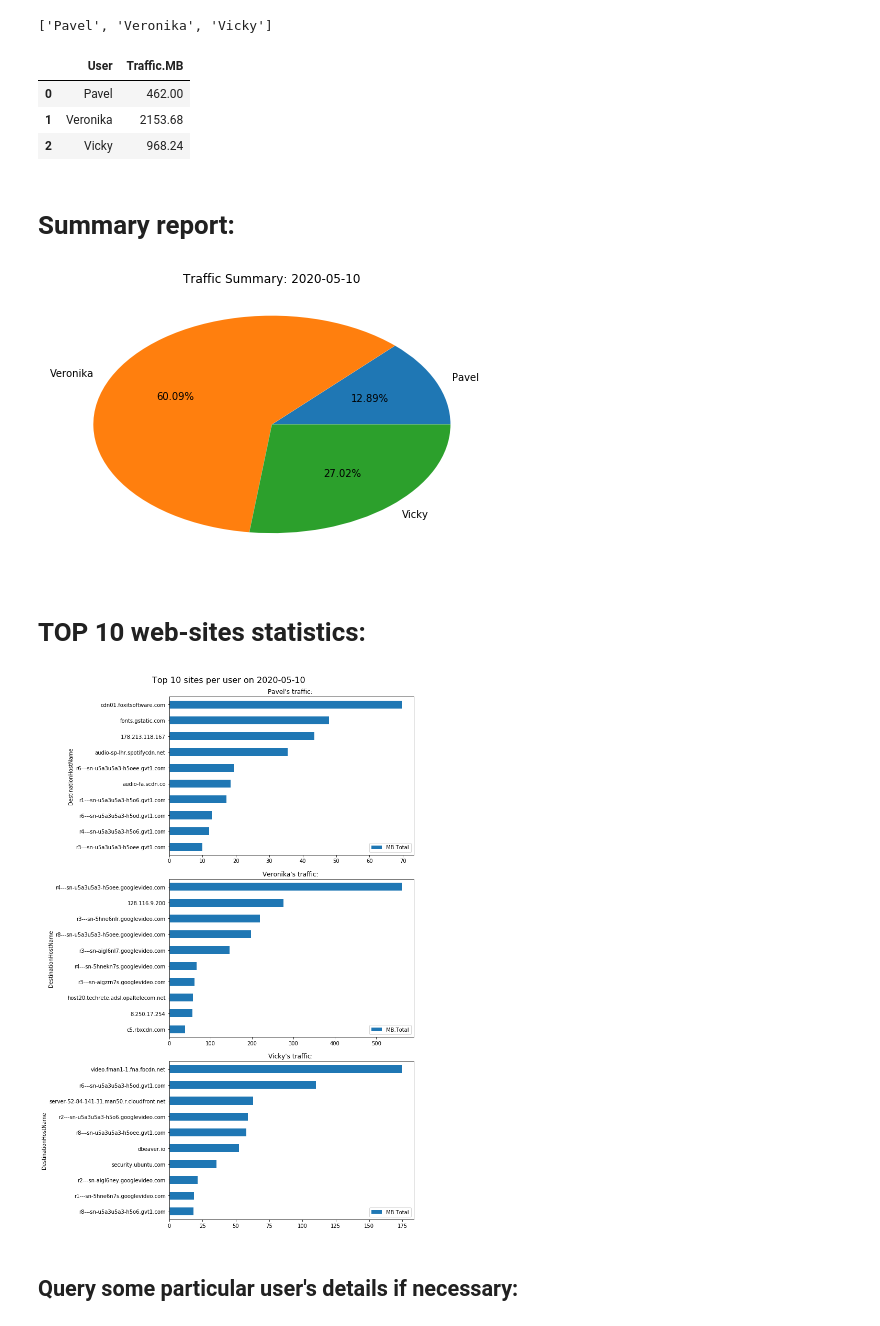
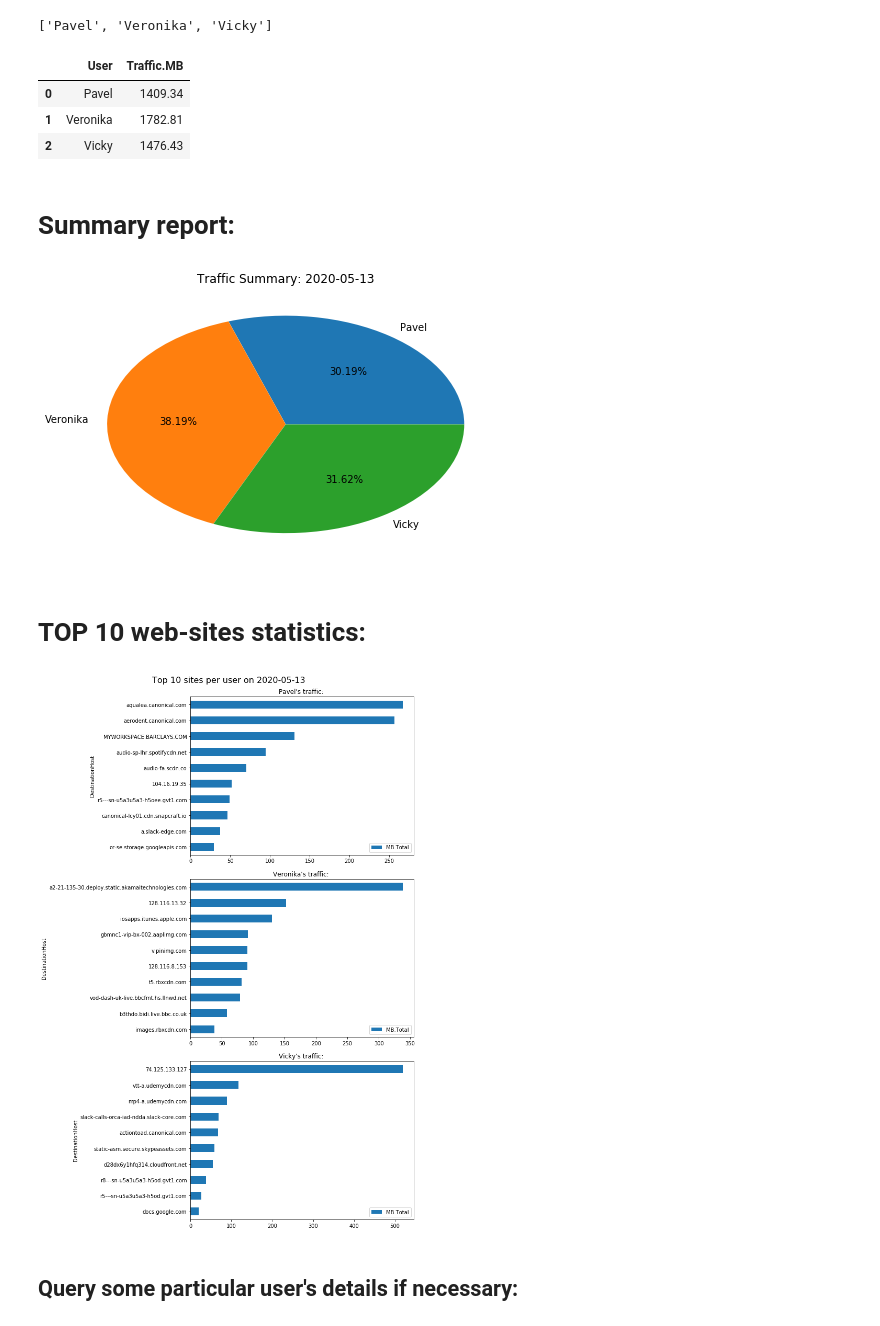
Before and after one commit to filkovsp/KerioLogParser, a Jupyter notebook: main.ipynb, the cells around one changed output. Saved outputs shown, nothing was run; the diff lists cells and outputs as text; code cells hidden in the pictures.

```diff
--- a/main.ipynb
+++ b/main.ipynb
@@ -10,7 +9,7 @@ import numpy as np
 import datetime as dt
 # %%
 # filePath = './connection.test.log'
-logDate = "2020-05-10"
+logDate = "2020-05-13"
 filePath = "./logs/connection.{0}.log".format(logDate)
 df = pd.DataFrame()
 start_time = dt.datetime.now()
@@ -30,9 +29,9 @@ df["User"].mask(df["User"] == "", "NaN", inplace=True)
 # where, for a bunch of lines with the same Destination IP
 # there is just missing Destination HostName.
 # Possibly more sophisticated replacement is required here...
-df["Connection.DestinationHostName"].mask(
-    df["Connection.DestinationHostName"] == "",
-    df["Connection.DestinationIp"], inplace=True)
+df["DestinationHost"].mask(
+    df["DestinationHost"] == "",
+    df["DestinationIp"], inplace=True)
 
 # --- finally, count the processing time in seconds:
 duration = (dt.datetime.now()-start_time).total_seconds()
@@ -66,7 +57,7 @@ users
 # %%
 # --- OPTIONAL transformation of "users" list:
 users.remove("NaN")
-
+users.remove("Home")
 # --- Or, other possible ways to do the same:
 # users = [user for user in users if user != "NaN"]
 # users = ["user1", "User2", "User3"]
@@ -99,9 +90,9 @@ traffic_summary = pd.DataFrame({
 traffic_summary
 # %% [output]
 |  | User | Traffic.MB |
-| 0 | Pavel | 462.00 |
-| 1 | Veronika | 2153.68 |
-| 2 | Vicky | 968.24 |
+| 0 | Pavel | 1409.34 |
+| 1 | Veronika | 1782.81 |
+| 2 | Vicky | 1476.43 |
 # %% [markdown]
 # Summary report:
 # %%
@@ -111,43 +102,43 @@ plt.pie(x=traffic_summary["Traffic.MB"], labels=traffic_summary["User"], autopct
 plt.title("Traffic Summary: {0}".format(logDate))
 plt.show()
 # %% [output]
-[figure, old version]
+[figure, new version]
 # %% [markdown]
 # TOP 10 web-sites statistics:
 # %%
 # --- if necessary apply additional transformation to "users" list.
 # --- then:
 # --- create subplots to place all graphs at the same figure:
 fig, ax = plt.subplots(nrows=len(users), ncols=1, constrained_layout=True, sharex=False, sharey=False)
 fig.set_size_inches(10, 15)
 fig.suptitle("Top 10 sites per user on {0}\n".format(logDate), fontsize=16)
 
 # --- iterate through uach reporting user and build their statistics:
 size_unit = "MB"
 for index, user in enumerate(users):
     user_traffic_per_host  = pd.DataFrame({
 
-        "DestinationHostName": list(df.loc[df["User"] == user]\
-            .groupby(["Connection.DestinationHostName"]).groups),
+        "DestinationHost": list(df.loc[df["User"] == user]\
+            .groupby(["DestinationHost"]).groups),
 
         "{0}.Total".format(size_unit) : list(map(
             lambda size: BiteSize.transform(int(size), size_unit),
             list(df.loc[df["User"] == user]\
-                .groupby(["Connection.DestinationHostName"])\
+                .groupby(["DestinationHost"])\
                 .agg(np.sum)["Bytes.Total"])
         ))
     })
 
     user_traffic_per_host\
         .sort_values(by="{0}.Total".format(size_unit), ascending=True)\
-        .tail(10).set_index("DestinationHostName")\
+        .tail(10).set_index("DestinationHost")\
         .plot(kind="barh", ax=ax[index])
 
     ax[index].title.set_text("{0}'s traffic: ".format(user))
     # ax[index].get_yaxis().set_label_position("right")
 
 plt.show()
 # %% [output]
-[figure, old version]
+[figure, new version]
 # %% [markdown]
 ## Query some particular user's details if necessary:
```
Also changed, not shown: parts of 12 cells of this notebook, 1 other file.
